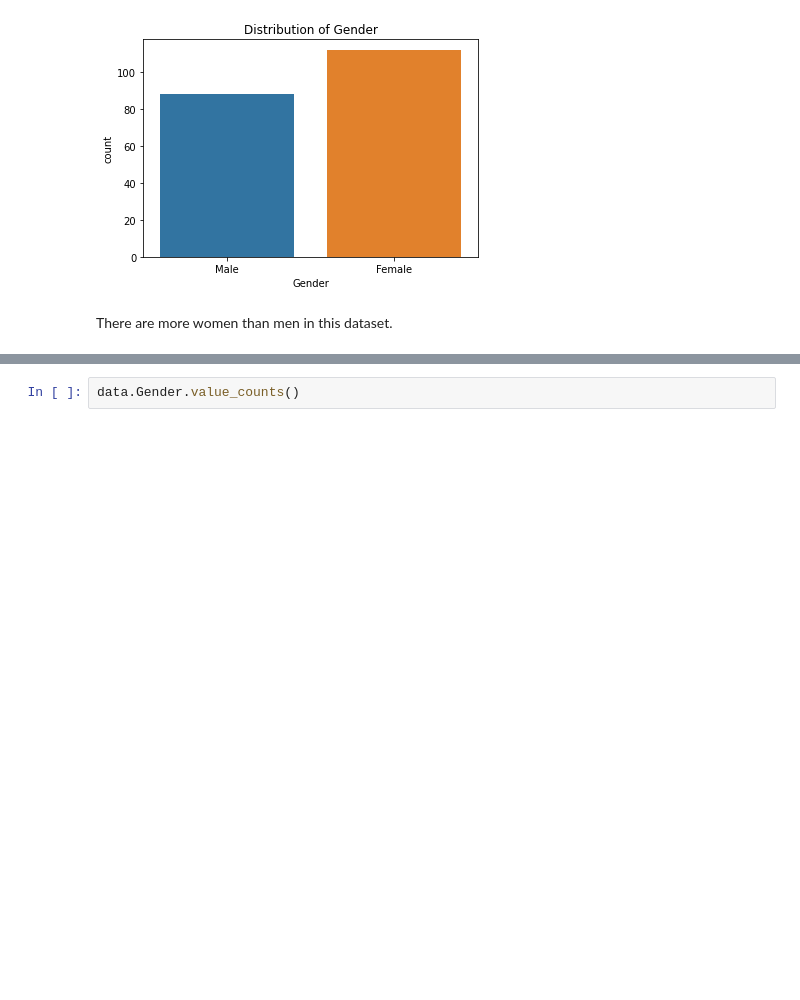
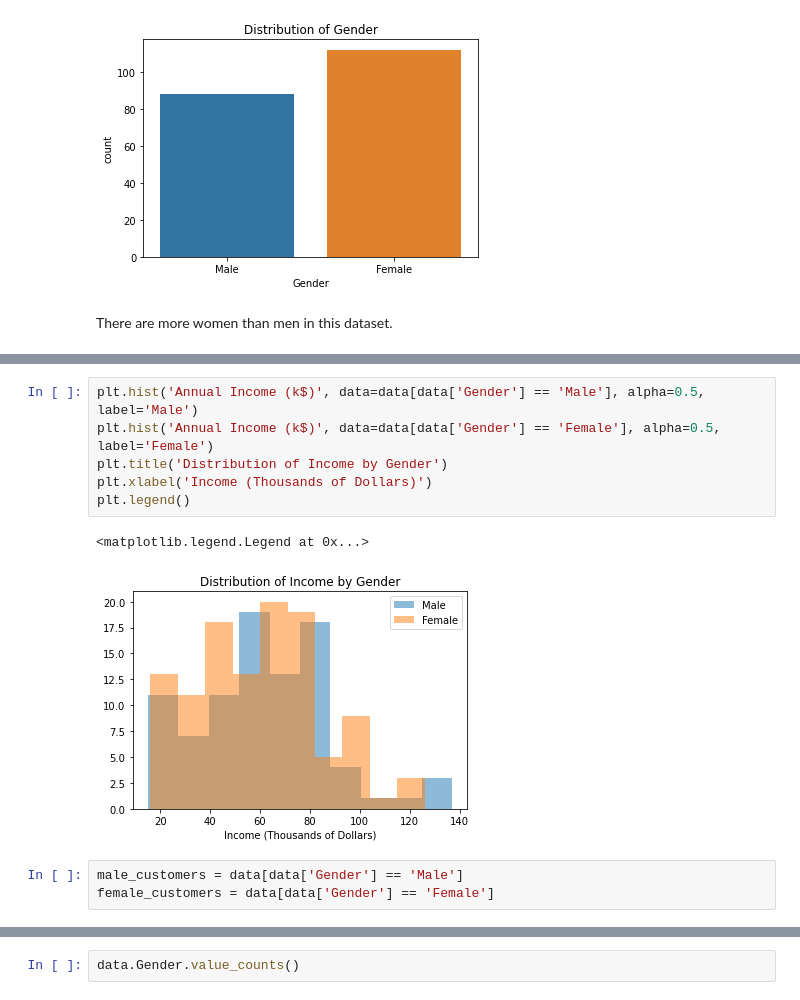
Before and after one commit to aditishraq/Exploratory-Data-Analysis, a Jupyter notebook: eda_customer.ipynb, the cells around one changed output, grey strips where cells are left out. Saved outputs shown, nothing was run; the diff lists cells and outputs as text; blank space fills up the shorter version.

```diff
--- a/eda_customer.ipynb
+++ b/eda_customer.ipynb
@@ -108,0 +109,12 @@ Text(0.5, 0, 'Age')
+# %%
+plt.hist('Annual Income (k$)', data=data[data['Gender'] == 'Male'], alpha=0.5, label='Male')
+plt.hist('Annual Income (k$)', data=data[data['Gender'] == 'Female'], alpha=0.5, label='Female')
+plt.title('Distribution of Income by Gender')
+plt.xlabel('Income (Thousands of Dollars)')
+plt.legend()
+# %% [output]
+<matplotlib.legend.Legend at 0x...>
+[figure, added]
+# %%
+male_customers = data[data['Gender'] == 'Male']
+female_customers = data[data['Gender'] == 'Female']
```
Also changed, not shown: parts of 5 cells of this notebook.
